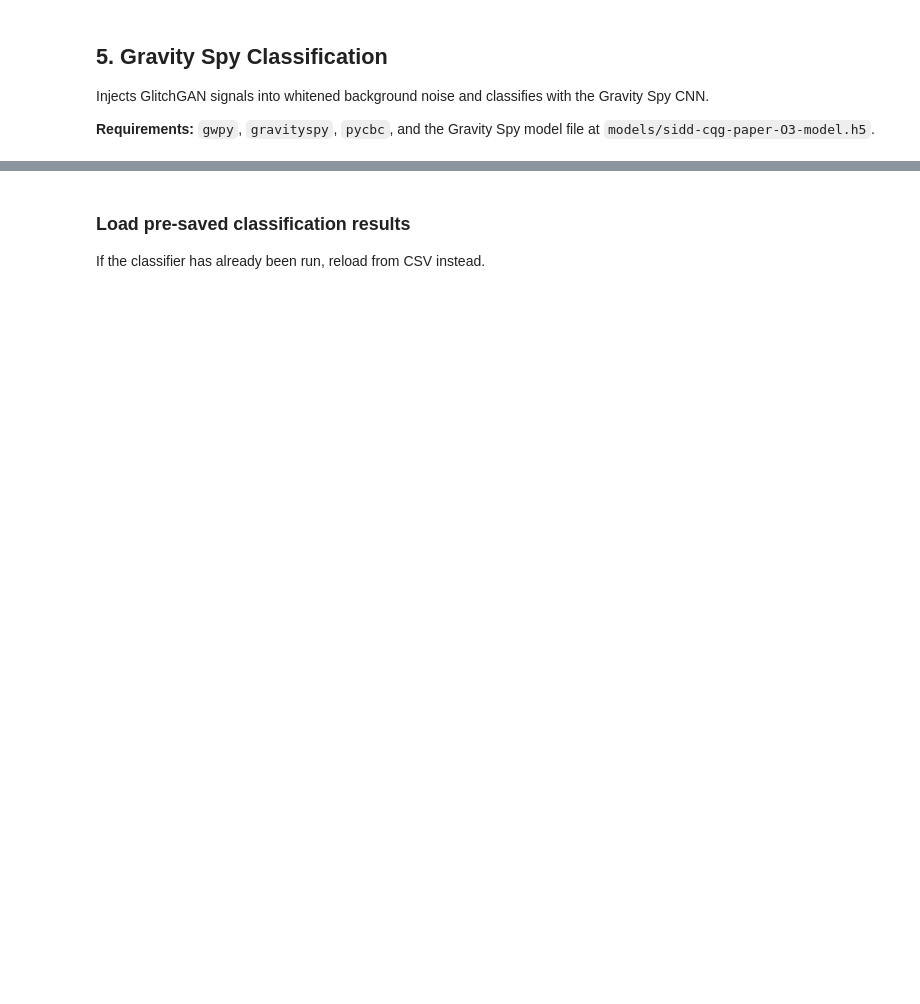
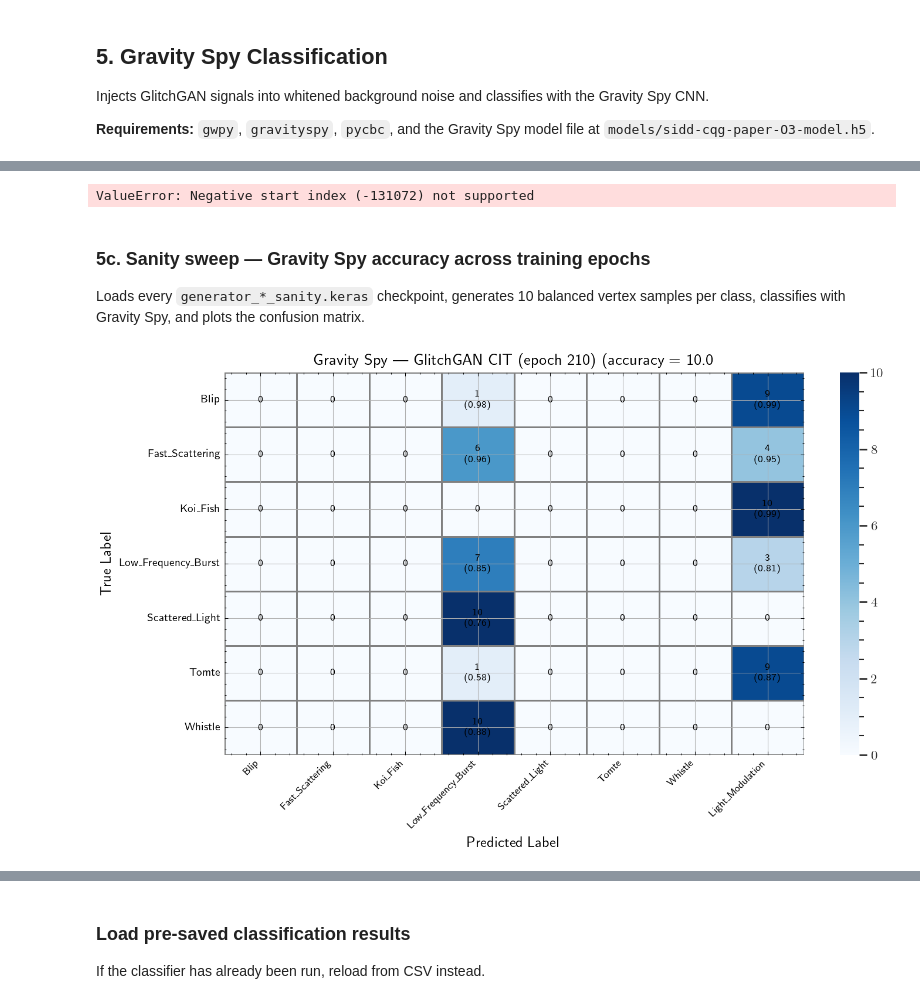
Before and after one commit to tomdooney95/glitchgan, a Jupyter notebook: glitchgan_evaluation.ipynb, the cells around one changed output, grey strips where cells are left out. Saved outputs shown, nothing was run; the diff lists cells and outputs as text; code cells hidden in the pictures; blank space fills up the shorter version.

```diff
--- a/glitchgan_evaluation.ipynb
+++ b/glitchgan_evaluation.ipynb
@@ -53,6 +53,12 @@ import numpy as np
 import matplotlib.pyplot as plt
 from mpl_toolkits.mplot3d import Axes3D
 import umap.umap_ as umap
+
+import scienceplots
+
+# scienceplots 'science' style: Computer Modern font via usetex=True,
+# matching revtex4-2 (PRD). Requires a LaTeX installation.
+plt.style.use(["science"])
 # %% [markdown]
 ## 1. Load Real Data
 # %%
@@ -633,0 +825,50 @@ KeyboardInterrupt:
+# %%
+# ── Per-class diagnostic: time-domain + Q-scan + individual Gravity Spy ─────
+import io, warnings, importlib
+from IPython.display import Image, display as ipy_display
+import cdvgan.utils as _cdvgan_utils
+importlib.reload(_cdvgan_utils)
+from cdvgan.utils import plot_q_transform
+
+PLOT_DUR = 0.5  # seconds either side of centre for Q-scan crop
+SIG_DUR  = len(X_fake_cit[0]) / SRATE  # e.g. 2.0 s
+
+for lbl in LABEL_ORDER:
+    idx    = np.where(y_fake_cit == lbl)[0][0]
+    glitch = whitened_snr_scaling(X_fake_cit[idx], SNR_TARGET, srate=SRATE)
+    ts     = _inject_and_wrap(glitch, white_noise)
+
+    # --- Gravity Spy ---
+    with warnings.catch_warnings():
+        warnings.simplefilter('ignore')
+        result = classify(EVENT_TIME, CHANNEL, str(PATH_TO_MODEL), timeseries=ts)
+    pred_label = result['ml_label'].value[0]
+    confidence = result['ml_confidence'].value[0]
+    print(f"{lbl:25s}  ->  {pred_label:25s}  ({confidence:.3f})")
+
+    # --- Figure: time-domain | Q-scan ---
+    fig, (ax_td, ax_q) = plt.subplots(1, 2, figsize=(12, 3),
+                                       gridspec_kw={'width_ratios': [1, 1.4]})
+
+    t_axis = (np.arange(len(glitch)) - len(glitch) // 2) / SRATE
+    ax_td.plot(t_axis, ts[len(ts)//2-4096:len(ts)//2+4096], lw=0.7, color='C1')
+    ax_td.set_xlim(-PLOT_DUR, PLOT_DUR)
+    ax_td.set_xlabel('Time (s)')
+    ax_td.set_ylabel('Amplitude')
+    ax_td.set_title(f'Time domain -- {lbl.replace("_", " ")}')
+
+    # crop centred at mid-point of the raw glitch signal
+    plot_q_transform(glitch, srate=SRATE,
+                     crop=(SIG_DUR / 2, PLOT_DUR * 2),
+                     whiten=False, ax=ax_q,
+                     frange=[10, 2048], clim=(0, 25.5))
+    ax_q.set_title(f'Q-scan  |  GSpy: {pred_label} ({confidence:.2f})')
+
+    plt.tight_layout()
+    buf = io.BytesIO()
+    fig.savefig(buf, format='png', dpi=150, bbox_inches='tight')
+    plt.close(fig)
+    buf.seek(0)
+    ipy_display(Image(buf.read()))
+# %% [output]
+ValueError: Negative start index (-131072) not supported
@@ -633,0 +943,5 @@ KeyboardInterrupt:
+# %% [markdown]
+### 5c. Sanity sweep — Gravity Spy accuracy across training epochs
+
+Loads every `generator_*_sanity.keras` checkpoint, generates 10 balanced vertex
+samples per class, classifies with Gravity Spy, and plots the confusion matrix.
@@ -633,0 +1004,16 @@ KeyboardInterrupt:
+# %%
+# ── Gravity Spy classification ────────────────────────────────────────────────
+df_cit = classify_generated(
+    X_fake_cit, y_fake_cit, LABEL_ORDER,
+    f"GlitchGAN CIT ep{CIT_EPOCH}", white_noise
+)
+df_cit.to_csv(PLOTS_DIR / f"gspy_results_glitchgan_cit_ep{CIT_EPOCH}.csv", index=False)
+
+acc_cit = plot_confusion(
+    df_cit,
+    f"GlitchGAN CIT (epoch {CIT_EPOCH})",
+    f"gspy_confusion_glitchgan_cit_ep{CIT_EPOCH}"
+)
+print(f"CIT checkpoint accuracy: {acc_cit:.3f}")
+# %% [output]
+[figure, added]
```
Also changed, not shown: parts of 31 cells of this notebook, 3 other files.
